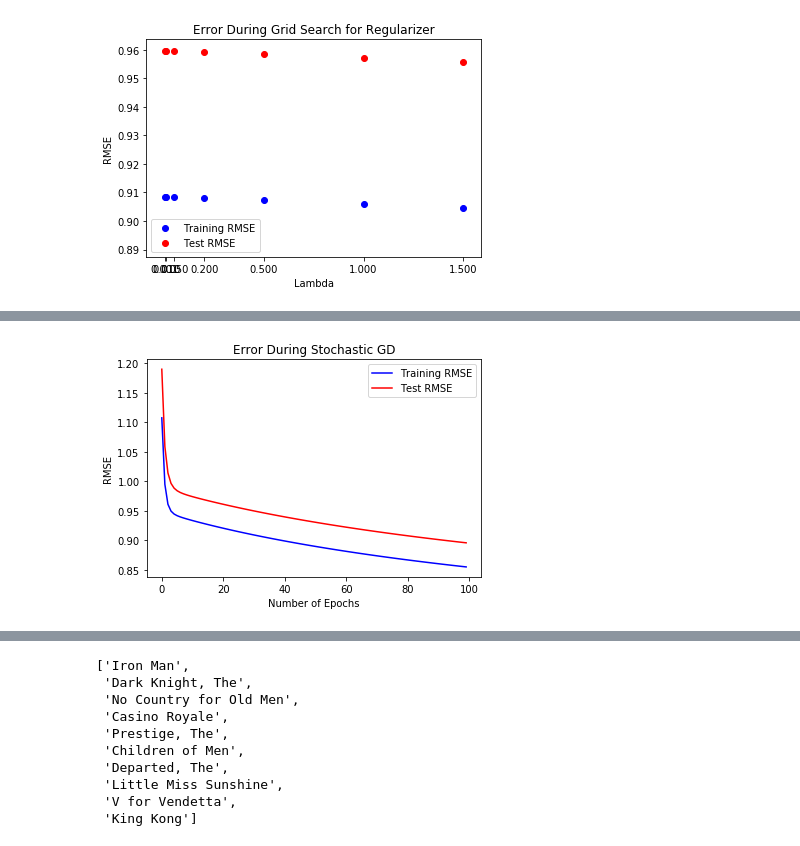
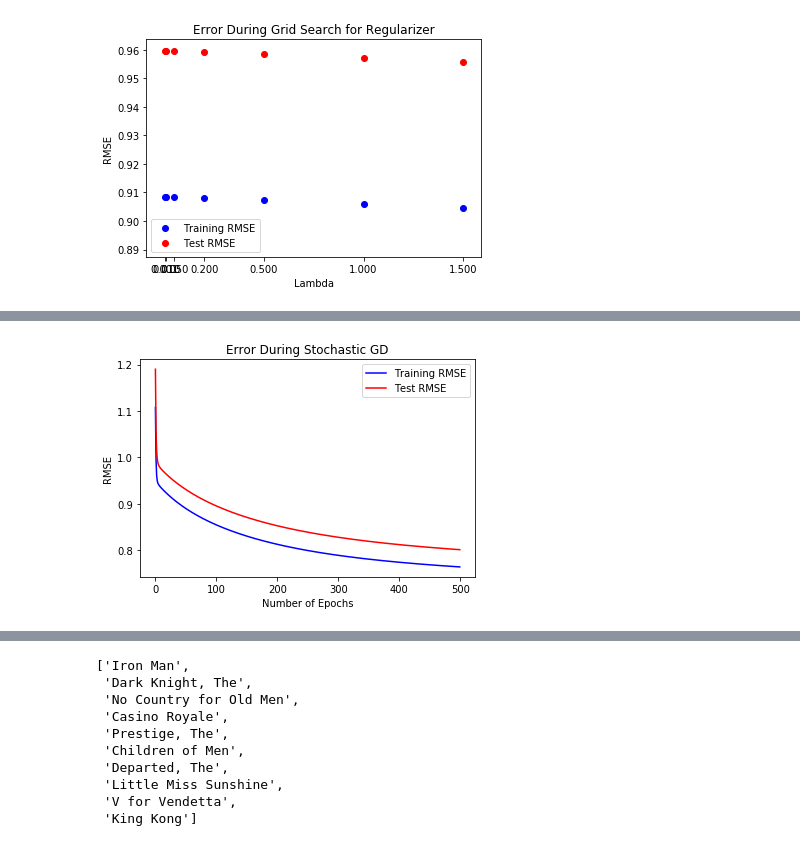
Before and after one commit to Jingciii/Movie_Recommender_Sys, a Jupyter notebook: demo.ipynb, the cells around one changed output, grey strips where cells are left out. Saved outputs shown, nothing was run; the diff lists cells and outputs as text; code cells hidden in the pictures.

```diff
--- a/demo.ipynb
+++ b/demo.ipynb
@@ -933,6 +482,9 @@ def rmse(pred, actual):
 # %%
 testset = sub_ratings[['userId', 'movieId', 'rating']].sample(frac=0.2, replace=False, random_state=1)
 trainset = sub_ratings[['userId', 'movieId', 'rating']][~sub_ratings[['userId', 'movieId', 'rating']].index.isin(testset.index)]
+# %%
+userid = cv_ratings['userId'].unique().tolist()
+movieid = cv_ratings['movieId'].unique().tolist()
 # %% [markdown]
 #### Item-based CF
 # %%
@@ -1113,3 +711,18 @@ Finish calculating similarity matrix
+# %%
+RMSE = 0
+for train, test in kf.split(cv_ratings):
+    train_ratings = cv_ratings.iloc[train, :]
+    test_ratings = cv_ratings.iloc[test, :]
+        #iembeddings = item_embeddings
+        #iembeddings.loc[test_movieid, test_userid] = iembeddings.loc[test_movieid, test_userid].applymap(lambda x: 0)
+    usercf = UserCFwoBias(train_ratings)
+    usercf.calculate_cosine_similarity_matrix()
+    test_ratings['user_pred'] = test_ratings.apply(lambda x: usercf.rating_predict(x['userId'], x['movieId'], 15), axis=1)
+    err = rmse(test_ratings['item_pred'], test_ratings['rating'])
+    print(str(i) + "th fold cross validation rmse result: " + str(err))
+    RMSE += err
+RMSE = RMSE / 10
+print("RMSE for 10-fold CV is " + str(RMSE))
 # %% [markdown]
 #### SVD
 # %%
@@ -1133,0 +749,19 @@ print(sub_ratings.shape)
+# %%
+RMSE = 0
+i = 1
+for train, test in kf.split(cv_ratings):
+    trainset = cv_ratings.iloc[train, :]
+    testset = cv_ratings.iloc[test, :]
+
+    train_matrix = trainset.pivot(index='userId', columns='movieId', values='rating')
+    #val_matrix = valset.pivot(index='userId', columns='movieId', values='rating')
+    test_matrix = testset.pivot(index='userId', columns='movieId', values='rating')
+
+    u, s, vt = svds(train_matrix.fillna(0).values, k = 10)#tweak k, dimensionality for rank matrix
+    s_diag_matrix=np.diag(s)
+    X_pred = np.dot(np.dot(u, s_diag_matrix), vt)
+    err = matrix_rmse(X_pred, test_matrix.fillna(0).values)
+    print(str(i) + 'th fold cross validation rmse is ' + str(err))
+    RMSE += err
+RMSE /= 10
+print ('matrix-factorization SVD RMSE: %.2f' %RMSE)
@@ -1190,7 +836,7 @@ class LFM(object):
         ME = I * (R - np.dot(Q, P.T))  # Errors between real and predicted ratings
         MSE = ME**2
         return np.sqrt(np.sum(MSE)/np.sum(I))
-
+    @autojit
     def train(self, lr1, lr2, reg1, reg2, maxiter):
         '''SGD for training
         @lr1: learning rate for Q   @lr2: learning rate for P
@@ -1329,6 +975,6 @@ lfm = LFM(train_matrix, test_matrix)
 lfm.initialize(k=12)
 lr = 0.0000001
 reg = 1.5
-trg_err, test_err = lfm.train(lr, lr, reg, reg, 100)
+trg_err, test_err = lfm.train(lr, lr, reg, reg, 500)
 lfm.trainplot()
 # %% [output]
@@ -1352 +998 @@ Run took 14.84 seconds for epoch 99
-[figure, old version]
+[figure, new version]
```
Also changed, not shown: parts of 43 cells of this notebook.
